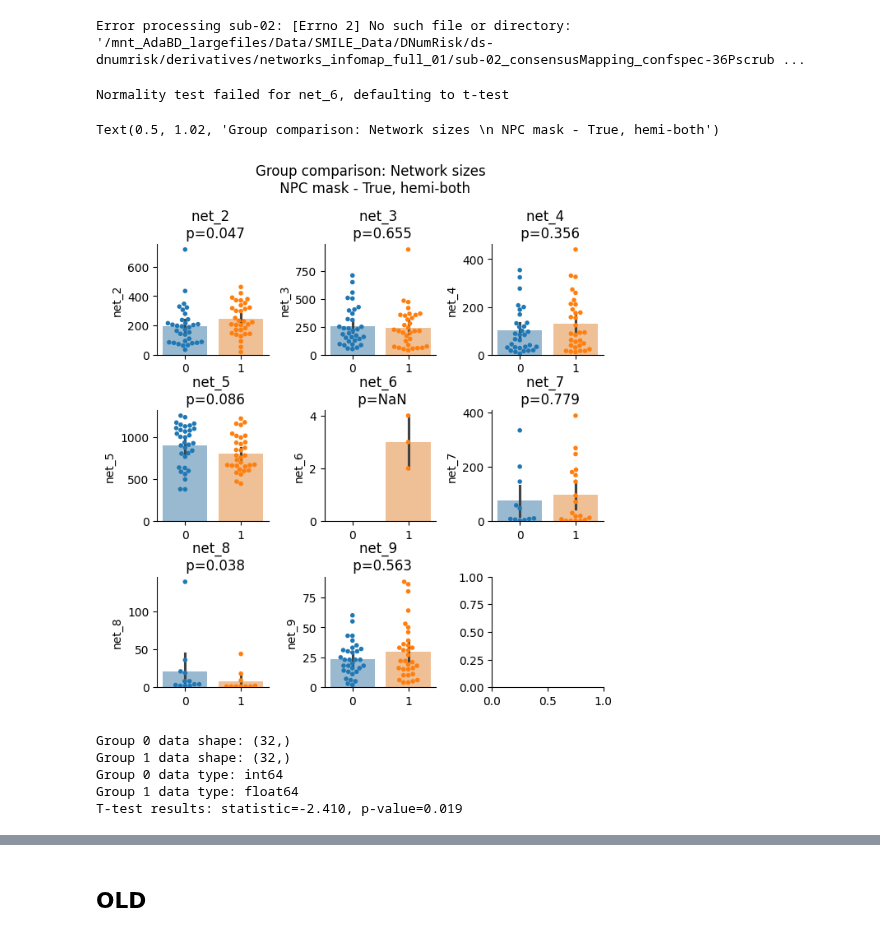
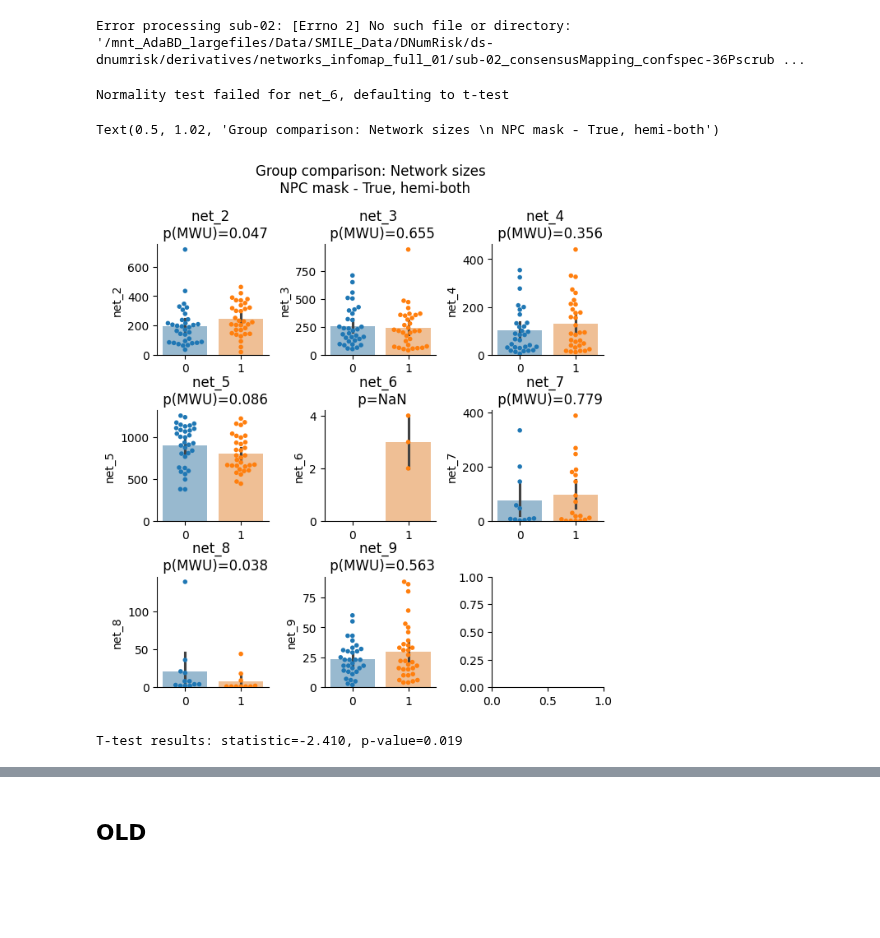
Before and after one commit to mrenke/parietal_patterns, a Jupyter notebook: networks_indTopology/groupComp_DD_01.ipynb, the cells around one changed output, grey strips where cells are left out. Cells and saved outputs as stored; diff of their text form; code cells hidden in the pictures; blank space fills up the shorter version.

```diff
--- a/networks_indTopology/groupComp_DD_01.ipynb
+++ b/networks_indTopology/groupComp_DD_01.ipynb
@@ -32,7 +35,7 @@ from utils import get_NPC_mask
 hemi = 'both'
 npc_mask = get_NPC_mask(space='fsaverage5', hemi=hemi)
 # %%
-df_nets = pd.DataFrame(columns=[f'net_{x}' for x in range(2, 10)], index=range(1, 67))
+df_nets = pd.DataFrame(columns=[f'net_{x}' for x in range(2, 10)], index=range(1, 67), dtype=float)
 df_nets.index.name = 'subject'
 df_nets = df_nets.join(group_assignment).set_index(['group'], append=True)
 
@@ -57,38 +60,40 @@ Error processing sub-02: [Errno 2] No such file or directory: '/mnt_AdaBD_largef
 # between group test:
 from scipy.stats import ttest_ind, mannwhitneyu, normaltest
 alpha = 0.05
 
 figure, axes = plt.subplots(3, 3, figsize=(7,7))
 axs = axes.flatten()
 for i, net in enumerate(df_nets.columns[:8]):
     sns.barplot(data=df_nets.reset_index(), x='group', hue='group', y=net, alpha=0.5, legend=False, ax=axs[i])
     sns.swarmplot(data=df_nets.reset_index(), x='group', hue='group', y=net, size=4, legend=False, ax=axs[i])
 
     # Convert to numeric and drop NaNs manually
-    group0_data = pd.to_numeric(df_nets.xs(0,0,'group')[net], errors='coerce').dropna()
-    group1_data = pd.to_numeric(df_nets.xs(1,0,'group')[net], errors='coerce').dropna()
+    group0_data = df_nets.xs(0,0,'group')[net].dropna()
+    group1_data = df_nets.xs(1,0,'group')[net].dropna()
 
     try:
-        numeric_data = pd.to_numeric(df_nets[net], errors='coerce').dropna()
+        numeric_data = df_nets[net].dropna()
         _, pval_normal = normaltest(numeric_data)
 
         if pval_normal > alpha:
             stats = ttest_ind(group0_data, group1_data)
+            test_type = 'T'
         else:
             stats = mannwhitneyu(group0_data, group1_data)
-        axs[i].set(xlabel=None, title=f'{net} \n p={stats.pvalue:.3f}')
+            test_type = 'MWU'
+        axs[i].set(xlabel=None, title=f'{net} \n p({test_type})={stats.pvalue:.3f}')
 
     except:
         print(f'Normality test failed for {net}, defaulting to t-test')
         axs[i].set(xlabel=None, title=f'{net} \n p=NaN')
 
 plt.subplots_adjust(hspace=0.5,wspace=0.5)
 sns.despine()
 figure.suptitle(f'Group comparison: Network sizes \n NPC mask - {only_NPC}, hemi-{hemi}', y=1.02)
 # %% [output]
 Normality test failed for net_6, defaulting to t-test
 Text(0.5, 1.02, 'Group comparison: Network sizes \n NPC mask - True, hemi-both')
-[figure, old version]
+[figure, new version]
 # %%
 #df_nets.columns
 # remove outlier
@@ -97,19 +102,10 @@ net = 'net_2'
 tmp = df_nets.drop(df_nets[net].idxmax())
 
 # Convert to numeric and handle NaN values properly
-group0_data = pd.to_numeric(tmp.xs(0, level='group')[net], errors='coerce').dropna()
-group1_data = pd.to_numeric(tmp.xs(1, level='group')[net], errors='coerce').dropna()
-
-print(f"Group 0 data shape: {group0_data.shape}")
-print(f"Group 1 data shape: {group1_data.shape}")
-print(f"Group 0 data type: {group0_data.dtype}")
-print(f"Group 1 data type: {group1_data.dtype}")
+group0_data = tmp.xs(0, level='group')[net].dropna()
+group1_data = tmp.xs(1, level='group')[net].dropna()
 
 stats = ttest_ind(group0_data, group1_data)
 print(f"T-test results: statistic={stats.statistic:.3f}, p-value={stats.pvalue:.3f}")
 # %% [output]
-Group 0 data shape: (32,)
-Group 1 data shape: (32,)
-Group 0 data type: int64
-Group 1 data type: float64
 T-test results: statistic=-2.410, p-value=0.019
```
Also changed, not shown: parts of 4 cells of this notebook, 8 other files.
